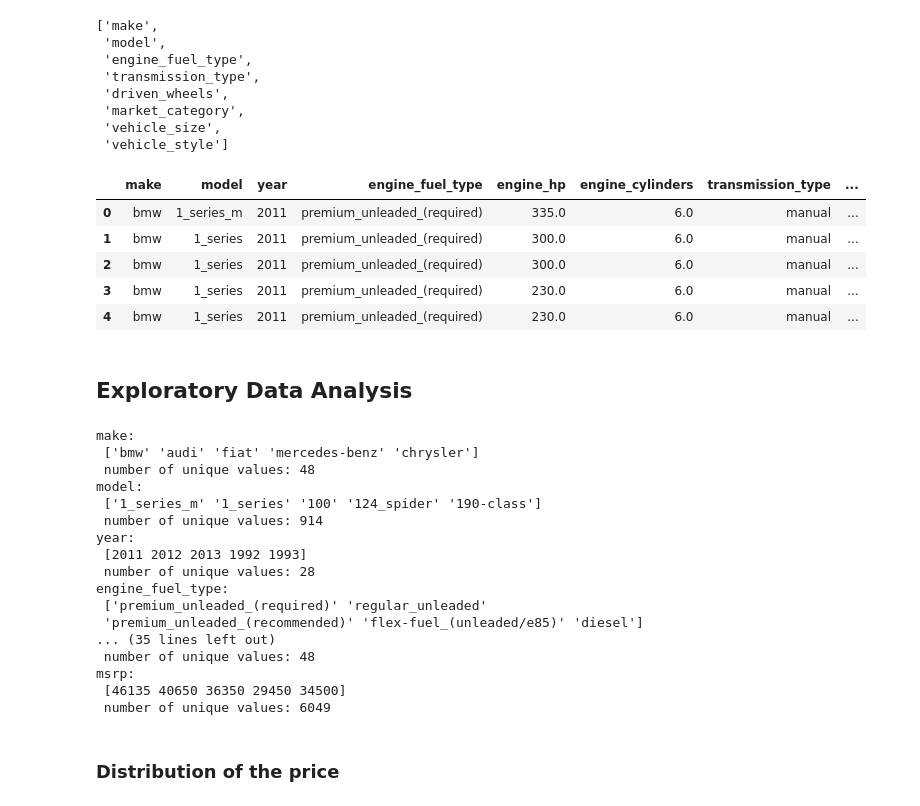
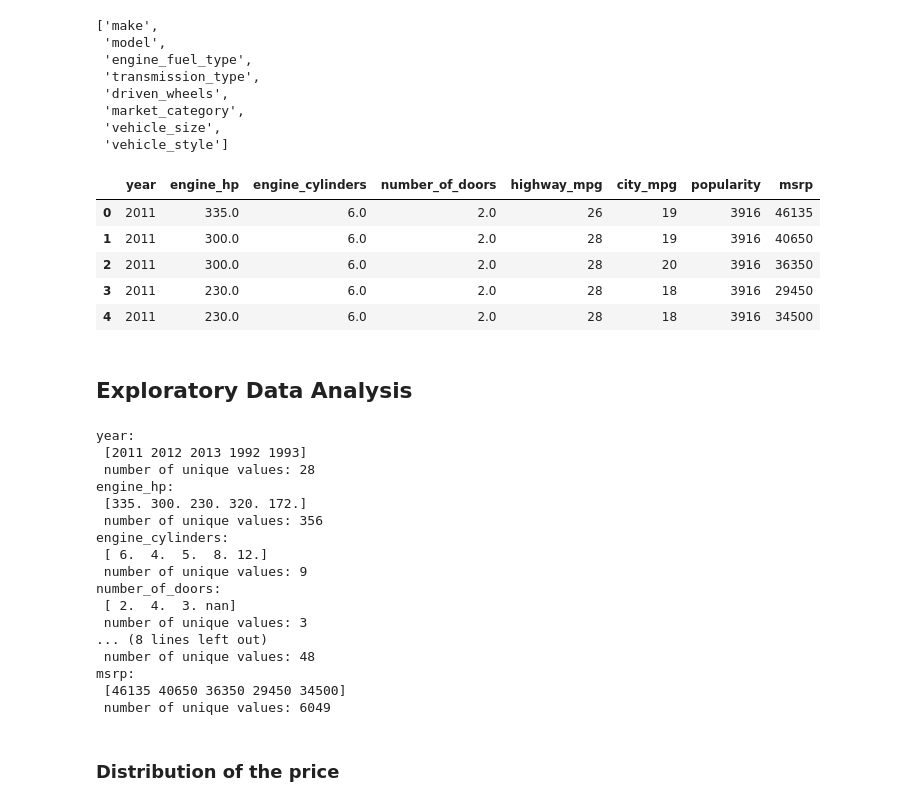
Before and after one commit to eteil/carPrice-linear-regression, a Jupyter notebook: car_price.ipynb, the cells around one changed output. Drawn from its saved outputs; the diff is of its cells as text; code cells hidden in the pictures.

```diff
--- a/car_price.ipynb
+++ b/car_price.ipynb
@@ -75,34 +75,36 @@ strings
 # %%
 for s in strings:
     df[s] = df[s].str.lower().str.replace(' ', '_')
-# %%
-df.head()
-# %% [output]
-|  | make | model | year | engine_fuel_type | engine_hp | engine_cylinders | transmission_type | ... |
-| 0 | bmw | 1_series_m | 2011 | premium_unleaded_(required) | 335.0 | 6.0 | manual | ... |
-| 1 | bmw | 1_series | 2011 | premium_unleaded_(required) | 300.0 | 6.0 | manual | ... |
-| 2 | bmw | 1_series | 2011 | premium_unleaded_(required) | 300.0 | 6.0 | manual | ... |
-| 3 | bmw | 1_series | 2011 | premium_unleaded_(required) | 230.0 | 6.0 | manual | ... |
-| 4 | bmw | 1_series | 2011 | premium_unleaded_(required) | 230.0 | 6.0 | manual | ... |
+# %%
+n_cols = df.dtypes[df.dtypes != 'object' ].index
+df = df[n_cols]
+df.head()
+# %% [output]
+|  | year | engine_hp | engine_cylinders | number_of_doors | highway_mpg | city_mpg | popularity | msrp |
+| 0 | 2011 | 335.0 | 6.0 | 2.0 | 26 | 19 | 3916 | 46135 |
+| 1 | 2011 | 300.0 | 6.0 | 2.0 | 28 | 19 | 3916 | 40650 |
+| 2 | 2011 | 300.0 | 6.0 | 2.0 | 28 | 20 | 3916 | 36350 |
+| 3 | 2011 | 230.0 | 6.0 | 2.0 | 28 | 18 | 3916 | 29450 |
+| 4 | 2011 | 230.0 | 6.0 | 2.0 | 28 | 18 | 3916 | 34500 |
 # %% [markdown]
 ## Exploratory Data Analysis
 # %%
 for col in df.columns:
     print(f'{col}: \n {df[col].unique()[:5]} \n number of unique values: {df[col].nunique()}')
 # %% [output]
-make:
- ['bmw' 'audi' 'fiat' 'mercedes-benz' 'chrysler']
- number of unique values: 48
-model:
- ['1_series_m' '1_series' '100' '124_spider' '190-class']
- number of unique values: 914
 year:
  [2011 2012 2013 1992 1993]
  number of unique values: 28
-engine_fuel_type:
- ['premium_unleaded_(required)' 'regular_unleaded'
- 'premium_unleaded_(recommended)' 'flex-fuel_(unleaded/e85)' 'diesel']
-... (35 lines left out)
+engine_hp:
+ [335. 300. 230. 320. 172.]
+ number of unique values: 356
+engine_cylinders:
+ [ 6.  4.  5.  8. 12.]
+ number of unique values: 9
+number_of_doors:
+ [ 2.  4.  3. nan]
+ number of unique values: 3
+... (8 lines left out)
  number of unique values: 48
 msrp:
  [46135 40650 36350 29450 34500]
```
Also changed, not shown: parts of 17 cells of this notebook.
